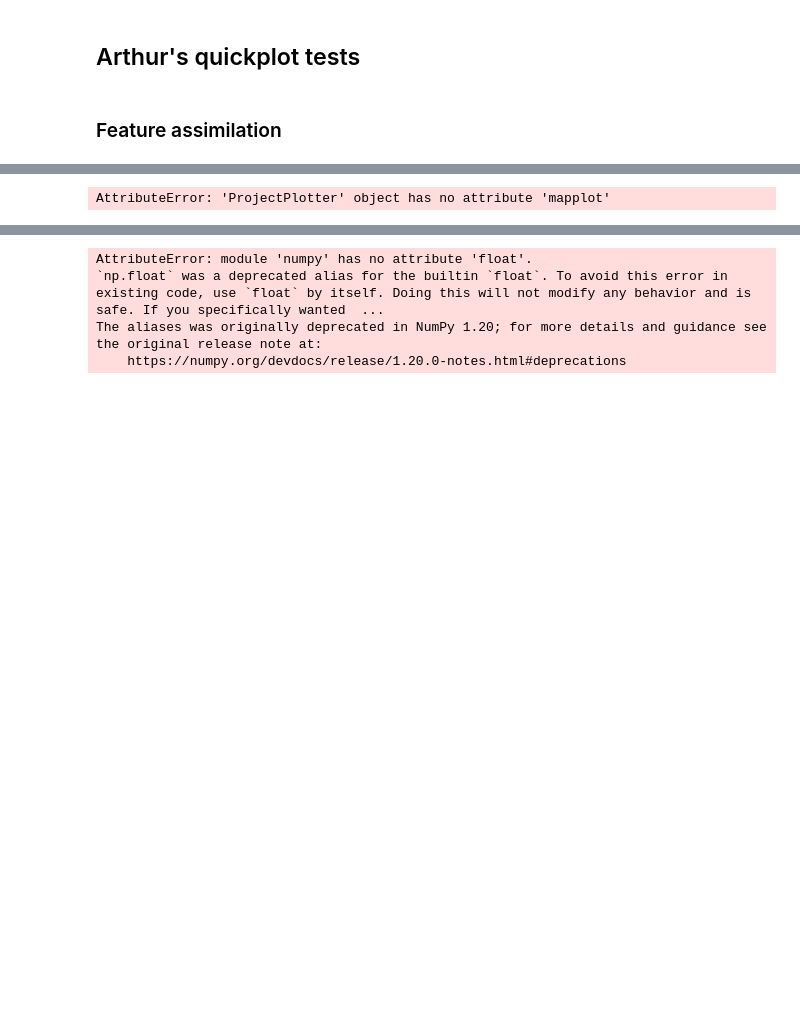
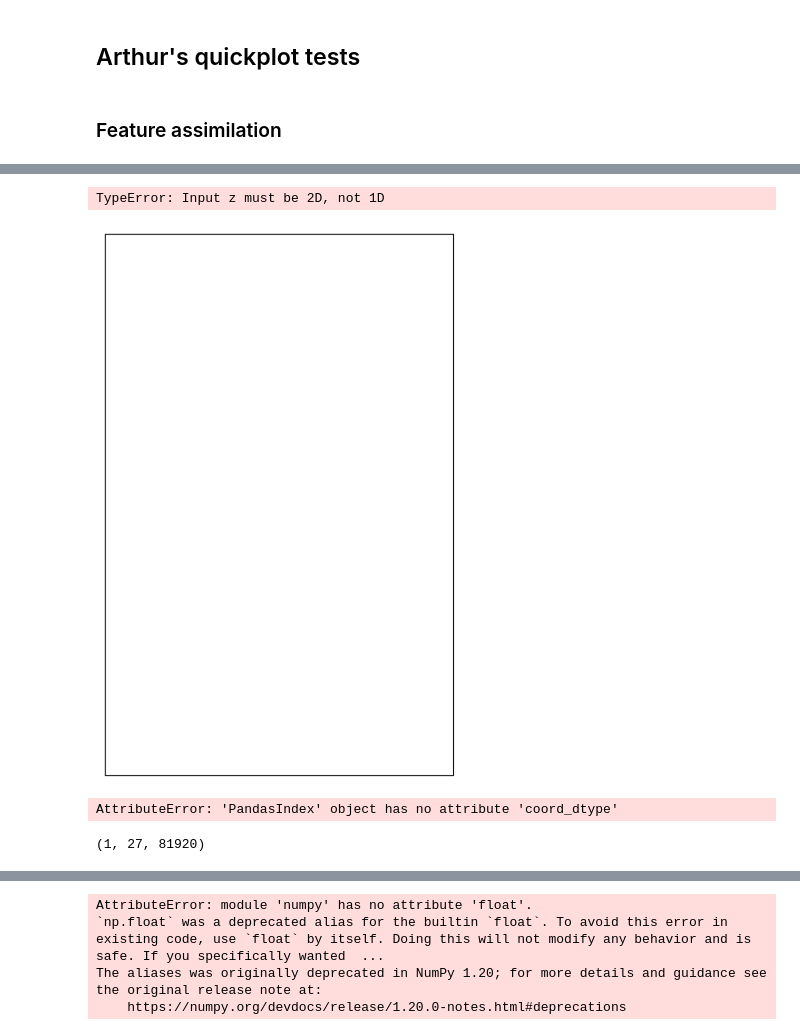
Before and after one commit to tbeucler/ml4rt, a Jupyter notebook: notebooks_tbeucler/09_Arthur_Figures.ipynb, the cells around one changed output, grey strips where cells are left out. Drawn from its saved outputs; the diff is of its cells as text; code cells hidden in the pictures; blank space fills up the shorter version.

```diff
--- a/notebooks_tbeucler/09_Arthur_Figures.ipynb
+++ b/notebooks_tbeucler/09_Arthur_Figures.ipynb
@@ -97,12 +165,33 @@ cmap = 'bwr'
+# %%
+cl_area_22 = pkl_file['cl_area'][0,22,:].values
+# %%
+fig, ax = plt.subplots(figsize=(10, 8), subplot_kw={'projection': ccrs.PlateCarree()})
+ax.set_extent([-90.0, -60.0, -56.0, -10.0])  # Set the geographical extent
+
+# Plotting the data
+contour = ax.contourf(pkl_file['clon'], pkl_file['clat'], cl_area_22,
+                      levels=[10*k for k in range(11)], cmap='Blues_r', transform=ccrs.PlateCarree())
+
+# Adding features
+ax.coastlines()  # Add coastlines
+ax.gridlines(draw_labels=True)  # Add grid lines and labels
+
+# Colorbar
+cbar = plt.colorbar(contour, ax=ax, orientation='vertical', pad=0.05)
+cbar.set_label('cl_area')
+cbar.ax.tick_params(labelsize=20)  # Adjust the colorbar tick size
+
+# Titles and labels
+plt.title('REF (High-res)', fontsize=20)
+
+plt.show()
+# %% [output]
+TypeError: Input z must be 2D, not 1D
+[figure, added]
 # %%
-pkl_file = contents['/content/wgrid_sellev_scaled_20160811-0815_timmean.pkl']
-
-coordlist = ["clat_bnds", "clon_bnds"]
-pkl_file = pkl_file.set_coords([coord for coord in pkl_file.data_vars if coord in coordlist])
-
 # Ground Truth plot
 plot = psy.plot.mapplot(pkl_file, name=['cl_area'], \
                         height=[22], time=[0], ax=(1, 1), sort=['height'], title = 'REF (High-res)', titlesize=20, cticksize=20, cmap='Blues_r', \
                         bounds=[10*k for k in range(11)], map_extent=[-90.0, -60.0, -56.0, -10.0], xgrid=True, ygrid=True)
 # %% [output]
-AttributeError: 'ProjectPlotter' object has no attribute 'mapplot'
+AttributeError: 'PandasIndex' object has no attribute 'coord_dtype'
@@ -108,0 +200,4 @@ AttributeError: 'ProjectPlotter' object has no attribute 'mapplot'
+# %%
+data['cl_area'].values.shape
+# %% [output]
+(1, 27, 81920)
```
Also changed, not shown: parts of 15 cells of this notebook.
